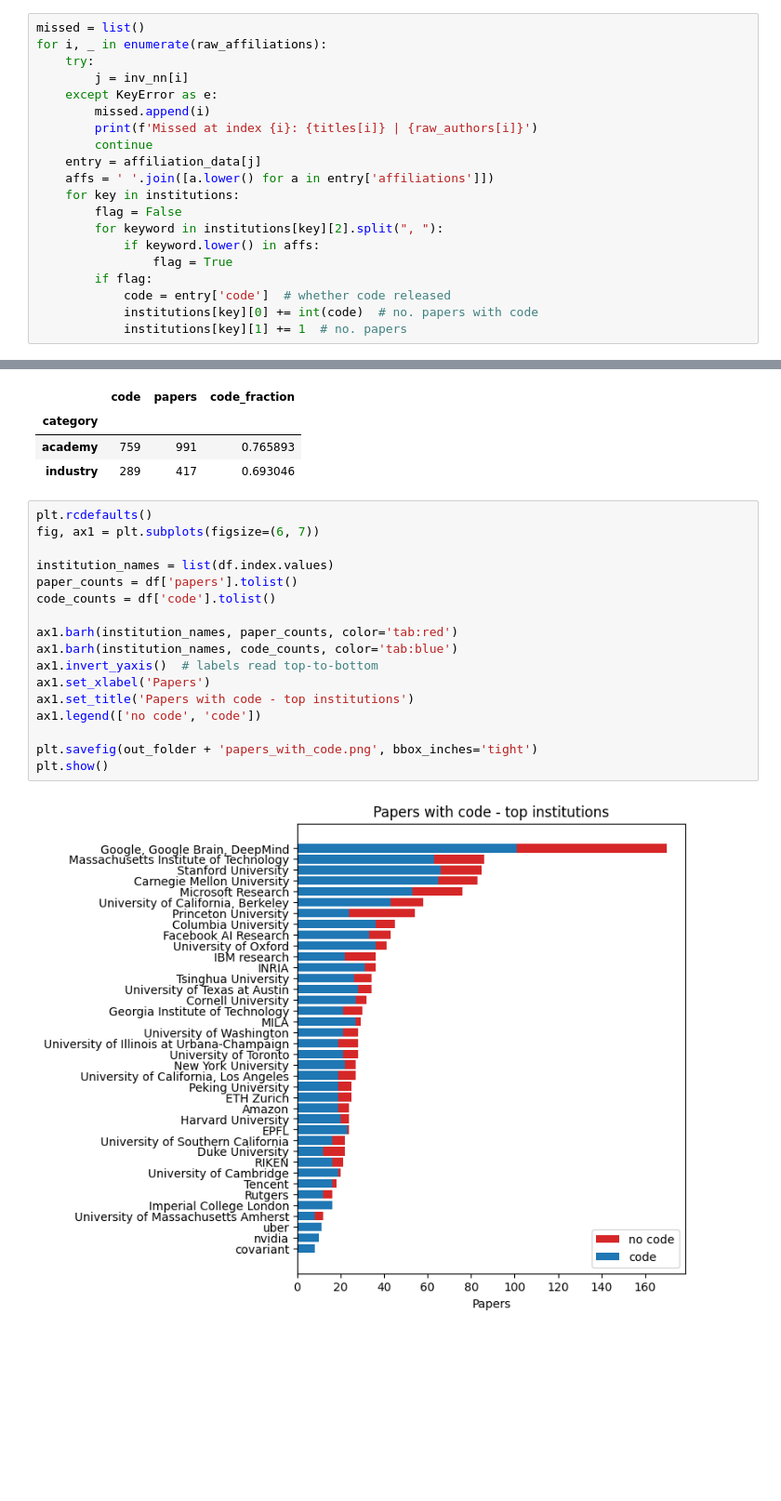
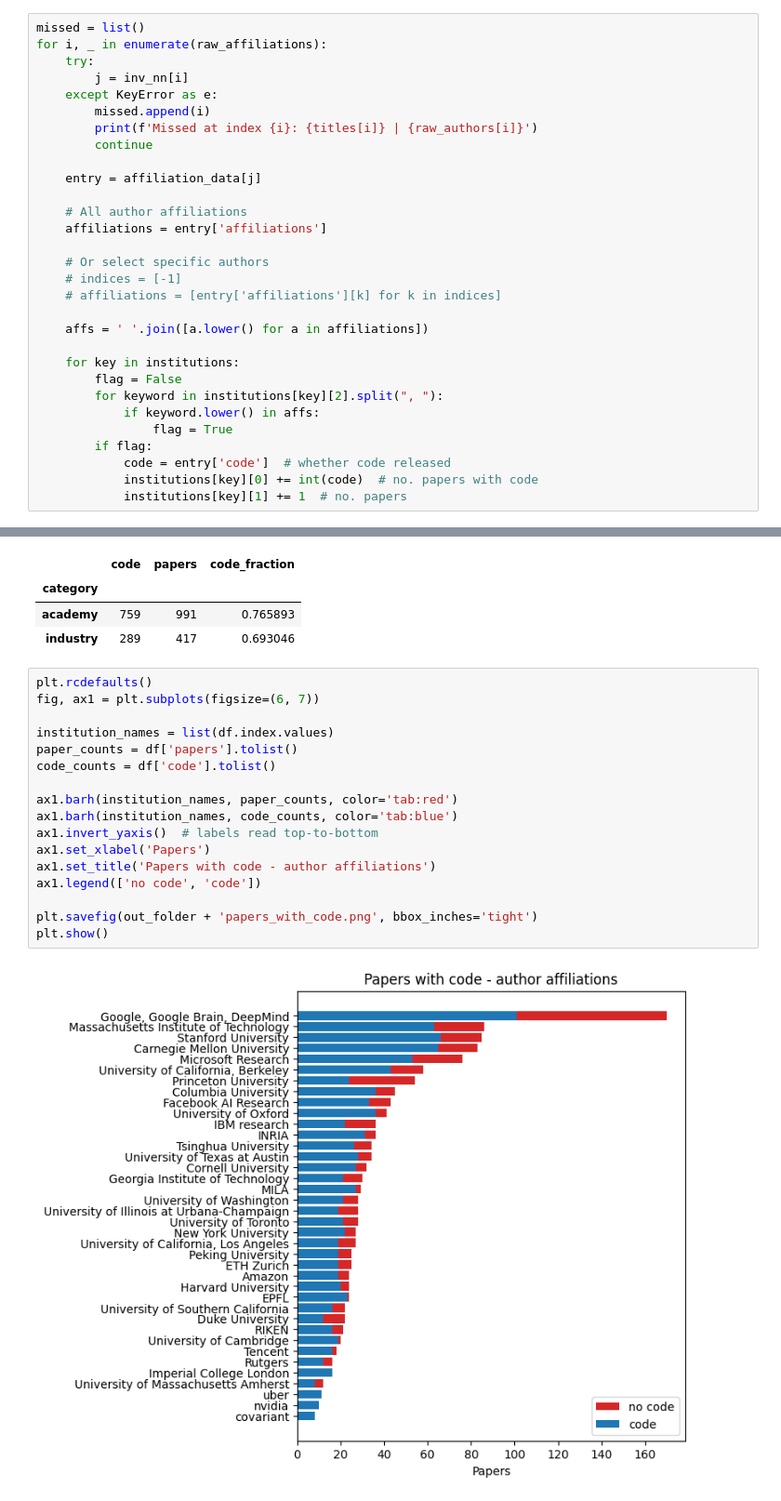
Before and after one commit to bencottier/ai-conference-analysis, a Jupyter notebook: affiliations_direct.ipynb, the cells around one changed output, grey strips where cells are left out. Shown: that part at 93% size. Drawn from its saved outputs; the diff is of its cells as text; blank space fills up the shorter version.

Commit message:
Add optional tweaks
Separate DeepMind from Google, pick certain author positions

```diff
--- a/affiliations_direct.ipynb
+++ b/affiliations_direct.ipynb
@@ -255,8 +257,18 @@ for i, _ in enumerate(raw_affiliations):
         missed.append(i)
         print(f'Missed at index {i}: {titles[i]} | {raw_authors[i]}')
         continue
+
     entry = affiliation_data[j]
-    affs = ' '.join([a.lower() for a in entry['affiliations']])
+
+    # All author affiliations
+    affiliations = entry['affiliations']
+
+    # Or select specific authors
+    # indices = [-1]
+    # affiliations = [entry['affiliations'][k] for k in indices]
+
+    affs = ' '.join([a.lower() for a in affiliations])
+
     for key in institutions:
         flag = False
         for keyword in institutions[key][2].split(", "):
@@ -338,19 +350,19 @@ df_cat
 # %%
 plt.rcdefaults()
 fig, ax1 = plt.subplots(figsize=(6, 7))
 
 institution_names = list(df.index.values)
 paper_counts = df['papers'].tolist()
 code_counts = df['code'].tolist()
 
 ax1.barh(institution_names, paper_counts, color='tab:red')
 ax1.barh(institution_names, code_counts, color='tab:blue')
 ax1.invert_yaxis()  # labels read top-to-bottom
 ax1.set_xlabel('Papers')
-ax1.set_title('Papers with code - top institutions')
+ax1.set_title('Papers with code - author affiliations')
 ax1.legend(['no code', 'code'])
 
 plt.savefig(out_folder + 'papers_with_code.png', bbox_inches='tight')
 plt.show()
 # %% [output]
-[figure, old version]
+[figure, new version]
```
Also changed, not shown: parts of 1 cell of this notebook.
